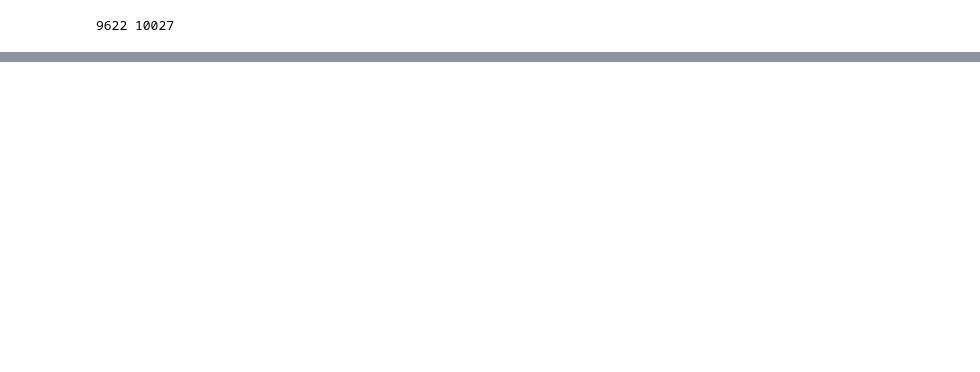
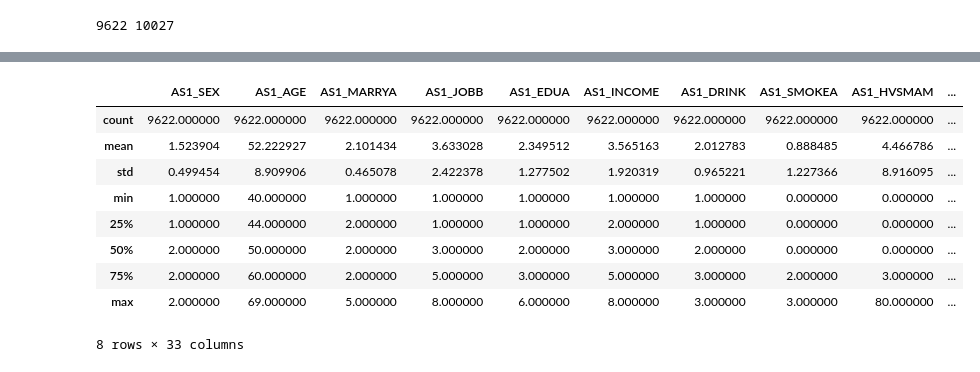
Before and after one commit to SH22Hwang/KoGES_CVD, a Jupyter notebook: ConIndVar.ipynb, the cells around one changed output, grey strips where cells are left out. Drawn from its saved outputs; the diff is of its cells as text; code cells hidden in the pictures; blank space fills up the shorter version.

```diff
--- a/ConIndVar.ipynb
+++ b/ConIndVar.ipynb
@@ -689,0 +890,13 @@ temp.to_csv("./Dataset/result.csv")
+# %%
+temp.describe()
+# %% [output]
+|  | AS1_SEX | AS1_AGE | AS1_MARRYA | AS1_JOBB | AS1_EDUA | AS1_INCOME | AS1_DRINK | AS1_SMOKEA | AS1_HVSMAM | ... |
+| count | 9622.000000 | 9622.000000 | 9622.000000 | 9622.000000 | 9622.000000 | 9622.000000 | 9622.000000 | 9622.000000 | 9622.000000 | ... |
+| mean | 1.523904 | 52.222927 | 2.101434 | 3.633028 | 2.349512 | 3.565163 | 2.012783 | 0.888485 | 4.466786 | ... |
+| std | 0.499454 | 8.909906 | 0.465078 | 2.422378 | 1.277502 | 1.920319 | 0.965221 | 1.227366 | 8.916095 | ... |
+| min | 1.000000 | 40.000000 | 1.000000 | 1.000000 | 1.000000 | 1.000000 | 1.000000 | 0.000000 | 0.000000 | ... |
+| 25% | 1.000000 | 44.000000 | 2.000000 | 1.000000 | 1.000000 | 2.000000 | 1.000000 | 0.000000 | 0.000000 | ... |
+| 50% | 2.000000 | 50.000000 | 2.000000 | 3.000000 | 2.000000 | 3.000000 | 2.000000 | 0.000000 | 0.000000 | ... |
+| 75% | 2.000000 | 60.000000 | 2.000000 | 5.000000 | 3.000000 | 5.000000 | 3.000000 | 2.000000 | 3.000000 | ... |
+| max | 2.000000 | 69.000000 | 5.000000 | 8.000000 | 6.000000 | 8.000000 | 3.000000 | 3.000000 | 80.000000 | ... |
+8 rows × 33 columns
```
Also changed, not shown: parts of 48 cells of this notebook, 38 other files.
